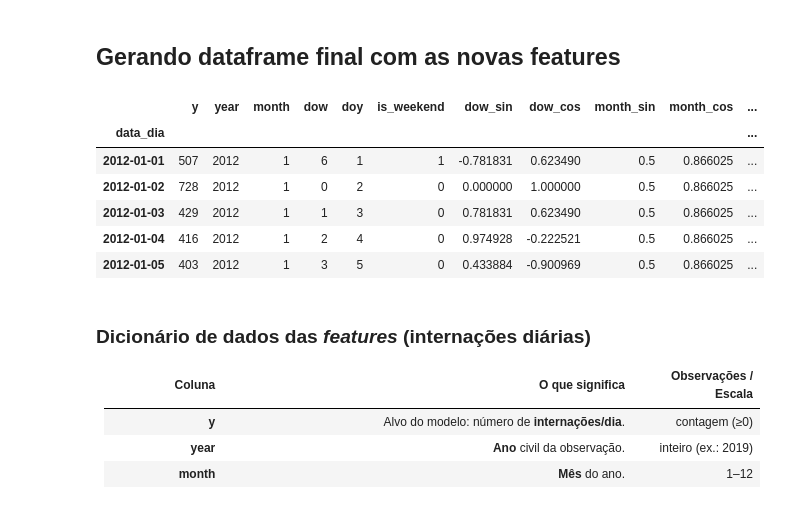
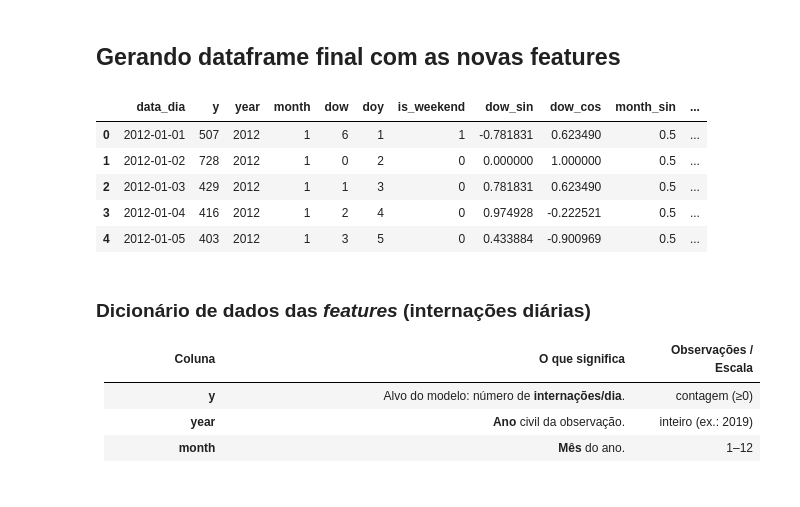
Before and after one commit to AILAB-CEFET-RJ/qualiar, a Jupyter notebook: notebooks/Analise-Exploratoria/Internacoes-RJ/internacoes_rj.ipynb, the cells around one changed output. Cells and saved outputs as stored; diff of their text form; code cells hidden in the pictures.

Commit message:
Adicionando coluna de data_dia

```diff
--- a/notebooks/Analise-Exploratoria/Internacoes-RJ/internacoes_rj.ipynb
+++ b/notebooks/Analise-Exploratoria/Internacoes-RJ/internacoes_rj.ipynb
@@ -973,7 +973,6 @@ display(saz)
 # %% [markdown]
 ## Gerando dataframe final com as novas features
 # %%
-
 def prepare_series(
     df: pd.DataFrame,
     date_col: str = "data_dia",
@@ -984,18 +983,34 @@ def prepare_series(
     - Converte data para datetime e ordena;
     - Reamostra para frequência diária (asfreq('D'));
     - Preenche faltantes (linear, ffill, bfill ou zero).
-    Retorna DataFrame indexado por data, com a coluna 'y' (valor alvo).
+    Retorna DataFrame com a coluna 'data_dia' e 'y' (valor alvo).
     """
     s = df[[date_col, value_col]].copy()
     s[date_col] = pd.to_datetime(s[date_col], errors="coerce")
-    s = s.dropna().sort_values(date_col).set_index(date_col).asfreq("D")
+    s = s.dropna().sort_values(date_col)
+
+    # Cria um índice temporal completo para reamostragem
+    date_range = pd.date_range(
+        start=s[date_col].min(),
+        end=s[date_col].max(),
+        freq='D'
+    )
+
+    # Cria DataFrame com todas as datas
+    full_df = pd.DataFrame({date_col: date_range})
+
+    # Faz merge para incluir todas as datas
+    s = full_df.merge(s, on=date_col, how='left')
+
+    # Preenche valores faltantes (você pode ajustar o método conforme necessário)
+    s[value_col] = s[value_col].interpolate(method='linear').fillna(0)
 
     s = s.rename(columns={value_col: "y"})
     return s
 
 
 # FEATURES DE CALENDÁRIO (ciclos anual e semanal)
-def add_calendar_features(df: pd.DataFrame) -> pd.DataFrame:
+def add_calendar_features(df: pd.DataFrame, date_col: str = "data_dia") -> pd.DataFrame:
     """
     Adiciona features de calendário úteis para capturar sazonalidade:
     - dummies: is_weekend (sábado/domingo)
@@ -1003,11 +1018,12 @@ def add_calendar_features(df: pd.DataFrame) -> pd.DataFrame:
     - colunas auxiliares: year, month, dow, doy
     """
     out = df.copy()
-    idx = out.index
-    out["year"]  = idx.year
-    out["month"] = idx.month
-    out["dow"]   = idx.dayofweek          # 0=Seg ... 6=Dom
-    out["doy"]   = idx.dayofyear
+    dates = out[date_col]
+
+    out["year"]  = dates.dt.year
+    out["month"] = dates.dt.month
+    out["dow"]   = dates.dt.dayofweek          # 0=Seg ... 6=Dom
+    out["doy"]   = dates.dt.dayofyear
 
     # Fim de semana
     out["is_weekend"] = (out["dow"] >= 5).astype(int)
@@ -1023,12 +1039,16 @@ def add_calendar_features(df: pd.DataFrame) -> pd.DataFrame:
 
 
 # LAGS E MÉDIAS MÓVEIS
-def add_lag_features(df: pd.DataFrame, lags: tuple = (1,2,3,7)) -> pd.DataFrame:
+def add_lag_features(df: pd.DataFrame, date_col: str = "data_dia", lags: tuple = (1,2,3,7)) -> pd.DataFrame:
     """
     Cria lags do alvo para capturar defasagens exposição→resposta e inércia temporal.
     Padrão recomendado: 1, 2, 3 e 7 dias.
     """
     out = df.copy()
+
+    # Ordena por data para garantir que os lags sejam calculados corretamente
+    out = out.sort_values(date_col)
+
     for L in lags:
         out[f"y_lag_{L}"] = out["y"].shift(L)
     return out
@@ -1036,6 +1056,7 @@ def add_lag_features(df: pd.DataFrame, lags: tuple = (1,2,3,7)) -> pd.DataFrame:
 
 def add_rolling_features(
     df: pd.DataFrame,
+    date_col: str = "data_dia",
     windows: tuple = (7,14,30),
     stats: tuple = ("mean","std")
 ) -> pd.DataFrame:
@@ -1045,6 +1066,10 @@ def add_rolling_features(
     - stats: métricas calculadas em cada janela (mean, std, min, max, median)
     """
     out = df.copy()
+
+    # Ordena por data para garantir que as médias móveis sejam calculadas corretamente
+    out = out.sort_values(date_col)
+
     for w in windows:
         roll = out["y"].rolling(w, min_periods=1)
         if "mean" in stats:  out[f"roll{w}_mean"]  = roll.mean()
@@ -1058,6 +1083,7 @@ def add_rolling_features(
 # COMPONENTES STL (tendência e sazonal)
 def add_stl_components(
     df: pd.DataFrame,
+    date_col: str = "data_dia",
     period: int = 365,
     seasonal_win: int = 13
 ) -> pd.DataFrame:
@@ -1068,7 +1094,12 @@ def add_stl_components(
     Observação: ajusta janelas para atender exigências da STL (ímpar e trend > period).
     """
     out = df.copy()
-    y = out["y"]
+
+    # Ordena por data e cria uma série temporal temporária para o STL
+    out = out.sort_values(date_col)
+
+    # Cria um índice temporal temporário para o STL
+    temp_series = out.set_index(date_col)["y"]
 
     # janelas válidas
     period = int(period)
@@ -1076,48 +1107,48 @@ def add_stl_components(
     if seas % 2 == 0:
         seas += 1
     trend = period + 2
     if trend % 2 == 0:
         trend += 1
 
-    stl = STL(y, period=period, seasonal=seas, trend=trend, robust=True).fit()
-    out["stl_trend"]  = stl.trend
-    out["stl_season"] = stl.seasonal
+    stl = STL(temp_series, period=period, seasonal=seas, trend=trend, robust=True).fit()
+    out["stl_trend"]  = stl.trend.values
+    out["stl_season"] = stl.seasonal.values
     return out
+
 
 # PIPELINE: MONTA O CONJUNTO DE FEATURES
 def build_features(
     internacoes_rj: pd.DataFrame,
     date_col: str = "data_dia",
     value_col: str = "num_internacoes",
     dropna_after_lags: bool = True
 ) -> pd.DataFrame:
     """
     Pipeline completo para criar features preditivas a partir de 'internacoes_rj':
     - Prepara série diária ('y');
     - Adiciona calendário (ciclos anual e semanal + fim de semana);
     - Adiciona lags (1,2,3,7) e estatísticas móveis (7,14,30 dias);
     - Adiciona componentes STL (tendência e sazonalidade anual);
     - Adiciona tendência temporal linear e dummies de regimes (quebras).
-    Retorna DataFrame de features alinhado ao alvo 'y'.
+    Retorna DataFrame de features com 'data_dia' como coluna.
     """
     s = prepare_series(internacoes_rj, date_col, value_col)
-    s = add_calendar_features(s)
-    s = add_lag_features(s, lags=(1,2,3,7))
-    s = add_rolling_features(s, windows=(7,14,30), stats=("mean","std"))
-    s = add_stl_components(s, period=365, seasonal_win=13)
+    s = add_calendar_features(s, date_col)
+    s = add_lag_features(s, date_col, lags=(1,2,3,7))
+    s = add_rolling_features(s, date_col, windows=(7,14,30), stats=("mean","std"))
+    s = add_stl_components(s, date_col, period=365, seasonal_win=13)
 
     return s
 
 features = build_features(internacoes_rj)
 features.head()
 # %% [output]
-|  | y | year | month | dow | doy | is_weekend | dow_sin | dow_cos | month_sin | month_cos | ... |
-| data_dia |  |  |  |  |  |  |  |  |  |  | ... |
-| 2012-01-01 | 507 | 2012 | 1 | 6 | 1 | 1 | -0.781831 | 0.623490 | 0.5 | 0.866025 | ... |
-| 2012-01-02 | 728 | 2012 | 1 | 0 | 2 | 0 | 0.000000 | 1.000000 | 0.5 | 0.866025 | ... |
-| 2012-01-03 | 429 | 2012 | 1 | 1 | 3 | 0 | 0.781831 | 0.623490 | 0.5 | 0.866025 | ... |
-| 2012-01-04 | 416 | 2012 | 1 | 2 | 4 | 0 | 0.974928 | -0.222521 | 0.5 | 0.866025 | ... |
-| 2012-01-05 | 403 | 2012 | 1 | 3 | 5 | 0 | 0.433884 | -0.900969 | 0.5 | 0.866025 | ... |
+|  | data_dia | y | year | month | dow | doy | is_weekend | dow_sin | dow_cos | month_sin | ... |
+| 0 | 2012-01-01 | 507 | 2012 | 1 | 6 | 1 | 1 | -0.781831 | 0.623490 | 0.5 | ... |
+| 1 | 2012-01-02 | 728 | 2012 | 1 | 0 | 2 | 0 | 0.000000 | 1.000000 | 0.5 | ... |
+| 2 | 2012-01-03 | 429 | 2012 | 1 | 1 | 3 | 0 | 0.781831 | 0.623490 | 0.5 | ... |
+| 3 | 2012-01-04 | 416 | 2012 | 1 | 2 | 4 | 0 | 0.974928 | -0.222521 | 0.5 | ... |
+| 4 | 2012-01-05 | 403 | 2012 | 1 | 3 | 5 | 0 | 0.433884 | -0.900969 | 0.5 | ... |
 # %% [markdown]
 ### Dicionário de dados das *features* (internações diárias)
 
```
Also changed, not shown: 2 other files.
